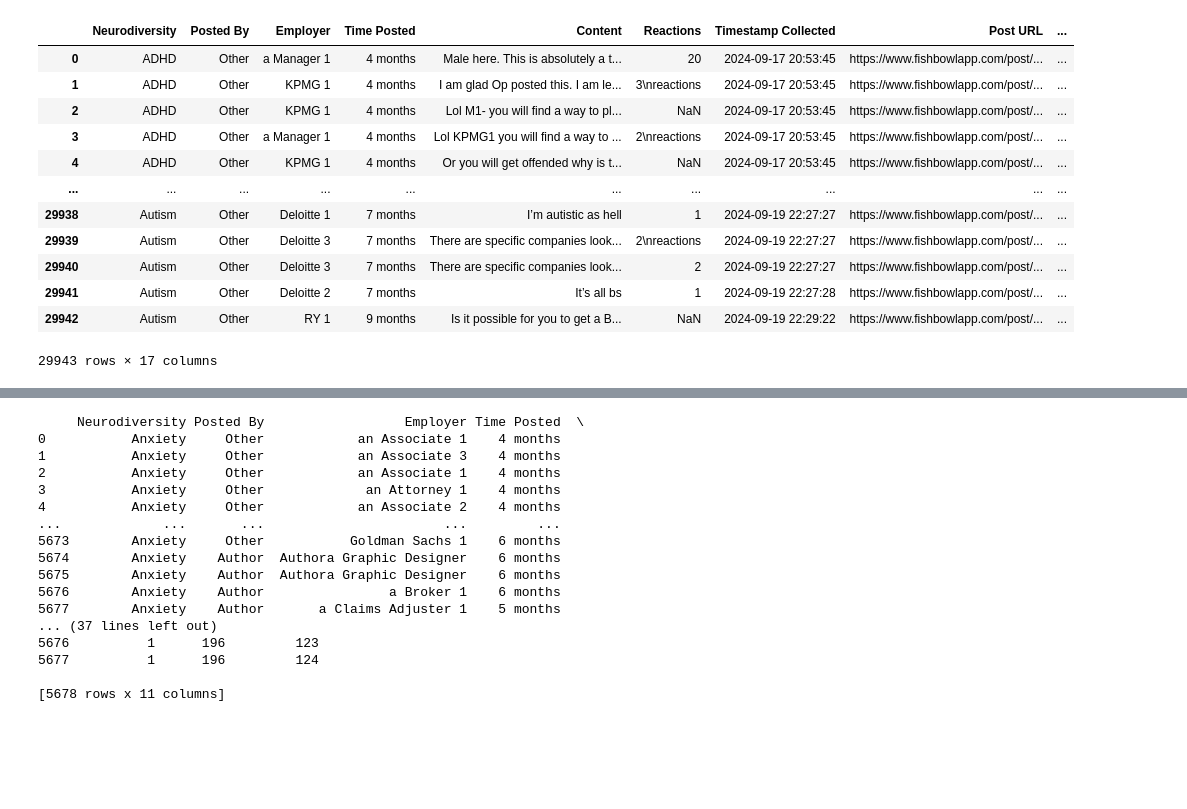
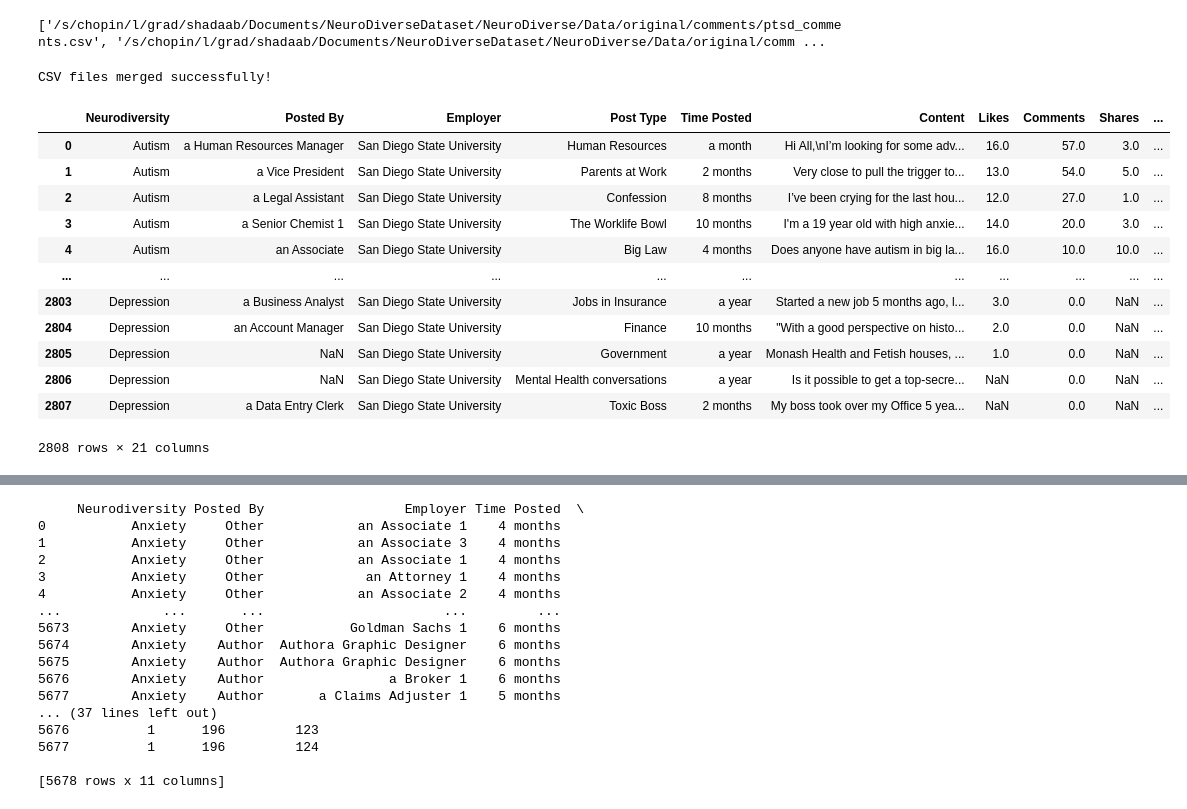
Before and after one commit to skawnain04/NeuroDiverse, a Jupyter notebook: merge_csv.ipynb, the cells around one changed output, grey strips where cells are left out. Drawn from its saved outputs; the diff is of its cells as text; code cells hidden in the pictures; blank space fills up the shorter version.

Commit message:
Updated code hence and csv for post

```diff
--- a/merge_csv.ipynb
+++ b/merge_csv.ipynb
@@ -3,20 +3,39 @@
 import pandas as pd
 import glob
 import os
-# %%
-df = pd.read_csv("Data/merged_comments.csv")
-df
-# %% [output]
-|  | Neurodiversity | Posted By | Employer | Time Posted | Content | Reactions | Timestamp Collected | Post URL | ... |
-| 0 | ADHD | Other | a Manager 1 | 4 months | Male here. This is absolutely a t... | 20 | 2024-09-17 20:53:45 | https://www.fishbowlapp.com/post/... | ... |
-| 1 | ADHD | Other | KPMG 1 | 4 months | I am glad Op posted this. I am le... | 3\nreactions | 2024-09-17 20:53:45 | https://www.fishbowlapp.com/post/... | ... |
-| 2 | ADHD | Other | KPMG 1 | 4 months | Lol M1- you will find a way to pl... | NaN | 2024-09-17 20:53:45 | https://www.fishbowlapp.com/post/... | ... |
-| 3 | ADHD | Other | a Manager 1 | 4 months | Lol KPMG1 you will find a way to ... | 2\nreactions | 2024-09-17 20:53:45 | https://www.fishbowlapp.com/post/... | ... |
-| 4 | ADHD | Other | KPMG 1 | 4 months | Or you will get offended why is t... | NaN | 2024-09-17 20:53:45 | https://www.fishbowlapp.com/post/... | ... |
-| ... | ... | ... | ... | ... | ... | ... | ... | ... | ... |
-| 29938 | Autism | Other | Deloitte 1 | 7 months | I’m autistic as hell | 1 | 2024-09-19 22:27:27 | https://www.fishbowlapp.com/post/... | ... |
-| 29939 | Autism | Other | Deloitte 3 | 7 months | There are specific companies look... | 2\nreactions | 2024-09-19 22:27:27 | https://www.fishbowlapp.com/post/... | ... |
-| 29940 | Autism | Other | Deloitte 3 | 7 months | There are specific companies look... | 2 | 2024-09-19 22:27:27 | https://www.fishbowlapp.com/post/... | ... |
-| 29941 | Autism | Other | Deloitte 2 | 7 months | It’s all bs | 1 | 2024-09-19 22:27:28 | https://www.fishbowlapp.com/post/... | ... |
-| 29942 | Autism | Other | RY 1 | 9 months | Is it possible for you to get a B... | NaN | 2024-09-19 22:29:22 | https://www.fishbowlapp.com/post/... | ... |
-29943 rows × 17 columns
+# %%
+# Use glob to find all CSV files in the current directory or specify a path
+csv_files = glob.glob("/s/chopin/l/grad/shadaab/Documents/NeuroDiverseDataset/NeuroDiverse/Data/original/comments/*_comments.csv")  # Adjust the path if needed, e.g., 'path/to/files/*.csv'
+
+
+print(csv_files)
+# %% [output]
+['/s/chopin/l/grad/shadaab/Documents/NeuroDiverseDataset/NeuroDiverse/Data/original/comments/ptsd_comments.csv', '/s/chopin/l/grad/shadaab/Documents/NeuroDiverseDataset/NeuroDiverse/Data/original/comm ...
+# %%
+# Read and concatenate the CSV files
+combined_csv = pd.concat([pd.read_csv(f) for f in csv_files], ignore_index=True)
+
+# Save the merged CSV to a new file
+combined_csv.to_csv("/s/chopin/l/grad/shadaab/Documents/NeuroDiverseDataset/NeuroDiverse/Data/original/posts/all_comments.csv", index=False)
+
+print("CSV files merged successfully!")
+# %% [output]
+CSV files merged successfully!
+# %%
+path = '/s/chopin/l/grad/shadaab/Documents/NeuroDiverseDataset/NeuroDiverse/Data/all_posts.csv'
+df = pd.read_csv(path)
+df
+# %% [output]
+|  | Neurodiversity | Posted By | Employer | Post Type | Time Posted | Content | Likes | Comments | Shares | ... |
+| 0 | Autism | a Human Resources Manager | San Diego State University | Human Resources | a month | Hi All,\nI’m looking for some adv... | 16.0 | 57.0 | 3.0 | ... |
+| 1 | Autism | a Vice President | San Diego State University | Parents at Work | 2 months | Very close to pull the trigger to... | 13.0 | 54.0 | 5.0 | ... |
+| 2 | Autism | a Legal Assistant | San Diego State University | Confession | 8 months | I’ve been crying for the last hou... | 12.0 | 27.0 | 1.0 | ... |
+| 3 | Autism | a Senior Chemist 1 | San Diego State University | The Worklife Bowl | 10 months | I'm a 19 year old with high anxie... | 14.0 | 20.0 | 3.0 | ... |
+| 4 | Autism | an Associate | San Diego State University | Big Law | 4 months | Does anyone have autism in big la... | 16.0 | 10.0 | 10.0 | ... |
+| ... | ... | ... | ... | ... | ... | ... | ... | ... | ... | ... |
+| 2803 | Depression | a Business Analyst | San Diego State University | Jobs in Insurance | a year | Started a new job 5 months ago, l... | 3.0 | 0.0 | NaN | ... |
+| 2804 | Depression | an Account Manager | San Diego State University | Finance | 10 months | "With a good perspective on histo... | 2.0 | 0.0 | NaN | ... |
+| 2805 | Depression | NaN | San Diego State University | Government | a year | Monash Health and Fetish houses, ... | 1.0 | 0.0 | NaN | ... |
+| 2806 | Depression | NaN | San Diego State University | Mental Health conversations | a year | Is it possible to get a top-secre... | NaN | 0.0 | NaN | ... |
+| 2807 | Depression | a Data Entry Clerk | San Diego State University | Toxic Boss | 2 months | My boss took over my Office 5 yea... | NaN | 0.0 | NaN | ... |
+2808 rows × 21 columns
```
Also changed, not shown: parts of 6 cells of this notebook, 7 other files.
